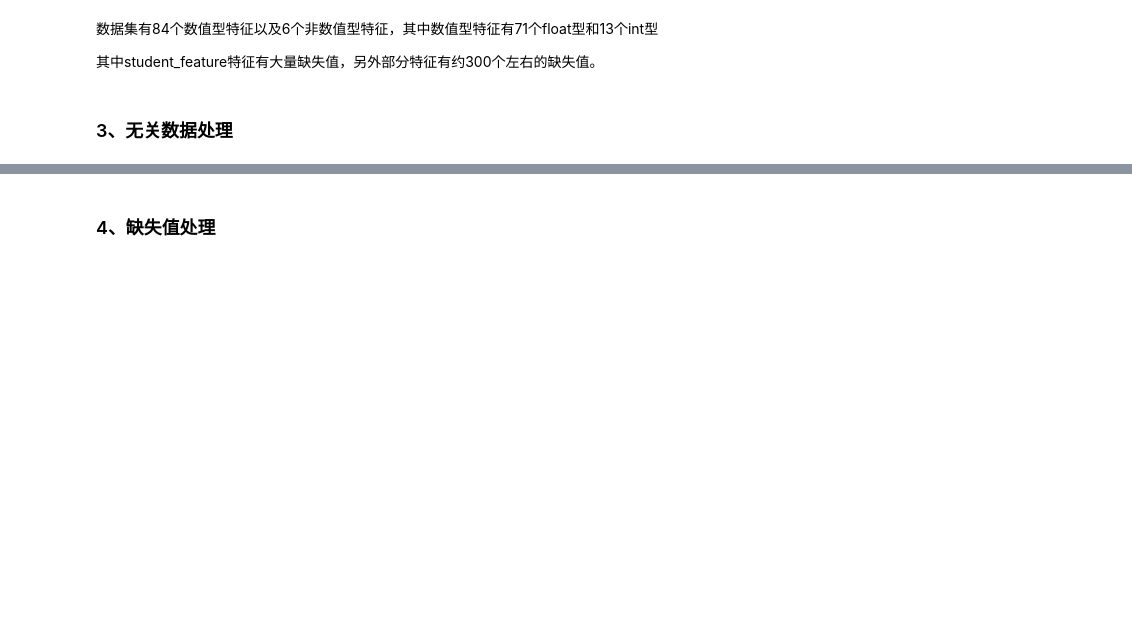
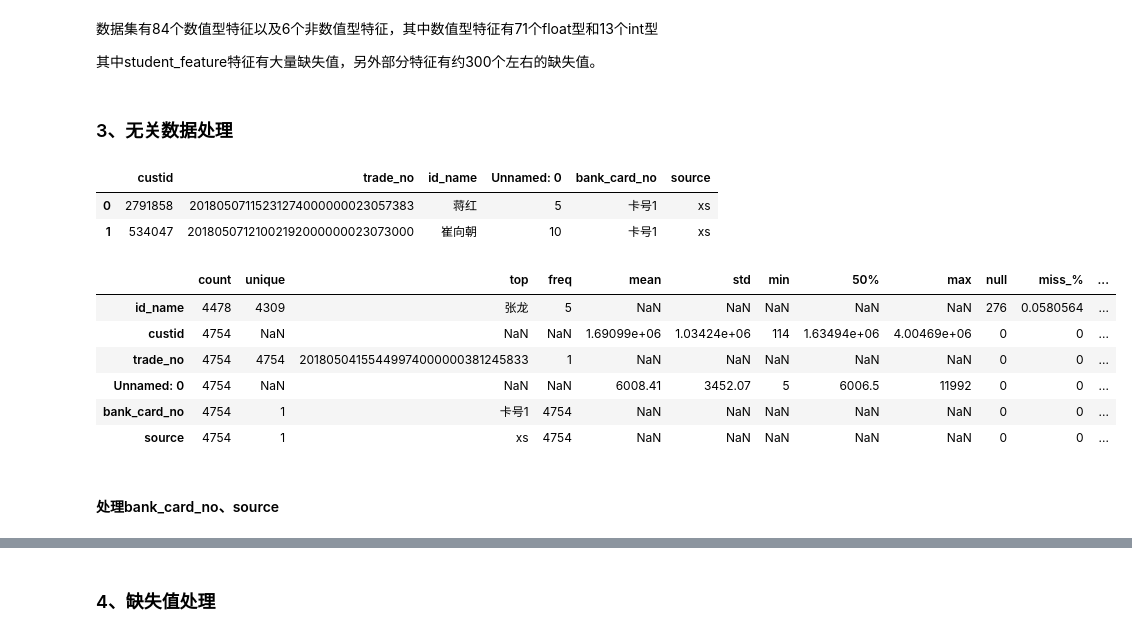
Before and after one commit to EnchoC/data_mining_in_Datawhale, a Jupyter notebook: task_1/base_line.ipynb, the cells around one changed output, grey strips where cells are left out. Cells and saved outputs as stored; diff of their text form; code cells hidden in the pictures; blank space fills up the shorter version.

```diff
--- a/task_1/base_line.ipynb
+++ b/task_1/base_line.ipynb
@@ -53,5 +67,23 @@ get_data_msg(data).head()
 # %% [markdown]
 ### 3、无关数据处理
 # %%
-# ['custid','trade_no','id_name','Unnamed: 0'] 这些与数据没有直接关系
-data.drop(['custid','trade_no','id_name','Unnamed: 0'], axis=1, inplace=True)
+# ['custid','trade_no','id_name','Unnamed: 0','bank_card_no', 'source']
+# 先观察这个六个字段
+data[['custid','trade_no','id_name','Unnamed: 0','bank_card_no', 'source']].head(2)
+# %% [output]
+|  | custid | trade_no | id_name | Unnamed: 0 | bank_card_no | source |
+| 0 | 2791858 | 20180507115231274000000023057383 | 蒋红 | 5 | 卡号1 | xs |
+| 1 | 534047 | 20180507121002192000000023073000 | 崔向朝 | 10 | 卡号1 | xs |
+# %%
+get_data_msg(data[['custid','trade_no','id_name','Unnamed: 0',
+                   'bank_card_no', 'source']])
+# %% [output]
+|  | count | unique | top | freq | mean | std | min | 50% | max | null | miss_% | ... |
+| id_name | 4478 | 4309 | 张龙 | 5 | NaN | NaN | NaN | NaN | NaN | 276 | 0.0580564 | ... |
+| custid | 4754 | NaN | NaN | NaN | 1.69099e+06 | 1.03424e+06 | 114 | 1.63494e+06 | 4.00469e+06 | 0 | 0 | ... |
+| trade_no | 4754 | 4754 | 20180504155449974000000381245833 | 1 | NaN | NaN | NaN | NaN | NaN | 0 | 0 | ... |
+| Unnamed: 0 | 4754 | NaN | NaN | NaN | 6008.41 | 3452.07 | 5 | 6006.5 | 11992 | 0 | 0 | ... |
+| bank_card_no | 4754 | 1 | 卡号1 | 4754 | NaN | NaN | NaN | NaN | NaN | 0 | 0 | ... |
+| source | 4754 | 1 | xs | 4754 | NaN | NaN | NaN | NaN | NaN | 0 | 0 | ... |
+# %% [markdown]
+#### 处理bank_card_no、source
```
Also changed, not shown: parts of 11 cells of this notebook, 2 other files.
